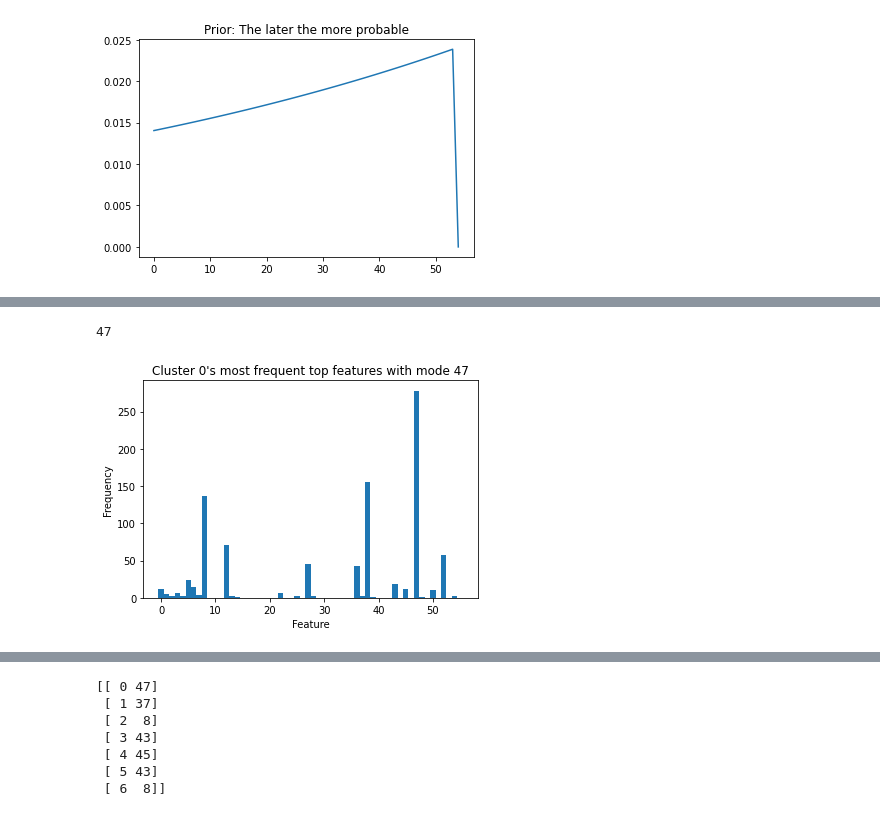
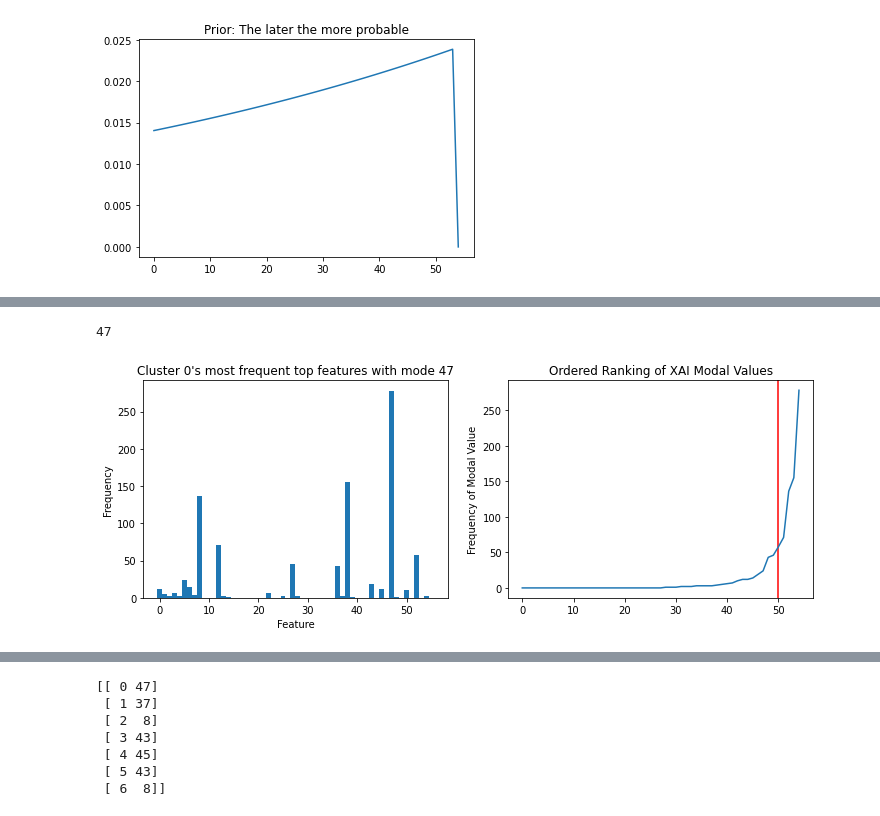
Before and after one commit to TobiasW1891/Finance, a Jupyter notebook: antiCPy for XAI Finance Relevances.ipynb, the cells around one changed output, grey strips where cells are left out. Saved outputs shown, nothing was run; the diff lists cells and outputs as text; code cells hidden in the pictures.

```diff
--- a/antiCPy for XAI Finance Relevances.ipynb
+++ b/antiCPy for XAI Finance Relevances.ipynb
@@ -706,0 +746,13 @@ plt.plot(Prior)
+# %%
+CP_Modal_list = list()
+
+
+for j in range(int(max(LabelNaiveOrdered))):
+    Modes = np.unique(np.argmax(XAI[LabelNaiveOrdered==j,:],1),
+             return_counts=True)
+    RM = RankModes(Modes)
+    CP_Modal = CP_Distr(np.arange(XAI.shape[1]),
+                  RM[:,1],
+                  1)
+    CP_Modal_list.append(CP_Modal)
+    print(j, CP_Modal[0], CP_Modal[1] )
@@ -707,19 +787,96 @@ plt.plot(Prior)
 # %%
 XAI_modes = np.empty((int(max(LabelNaiveOrdered)),2))
 
+
+
+
 for j in range(int(max(LabelNaiveOrdered))):
     XAI_j = XAI[LabelNaiveOrdered==j,:]
-    plt.hist(np.argmax(XAI_j,1), bins = np.arange(-0.5,
+
+    fig, (ax1, ax2) = plt.subplots(1, 2)
+    fig.set_size_inches(12, 4)
+
+    ax1.hist(np.argmax(XAI_j,1), bins = np.arange(-0.5,
                                             XAI.shape[1]+1.5,
                                             1))
     print(mode(np.argmax(XAI_j,1))[0][0])
     XAI_modes[j,0] = j
     XAI_modes[j,1] = int(mode(np.argmax(XAI_j,1))[0][0])
-    plt.title("Cluster "+str(j)+"'s most frequent top features with mode "
+    ax1.set_title("Cluster "+str(j)+"'s most frequent top features with mode "
               + str(mode(np.argmax(XAI_j,1))[0][0]))
-    plt.xlabel("Feature")
-    plt.ylabel("Frequency")
+    ax1.set_xlabel("Feature")
+    ax1.set_ylabel("Frequency")
+
+    Modes = np.unique(np.argmax(XAI[LabelNaiveOrdered==j,:],1),
+             return_counts=True)
+    RM = RankModes(Modes)
+
+    ax2.set_title("Ordered Ranking of XAI Modal Values")
+    ax2.set_ylabel("Frequency of Modal Value")
+    ax2.axvline(len(RM[:,1])-CP_Modal_list[j][0],c="red")
+    ax2.plot(np.sort(RM[:,1]))
     plt.show()
+
+
+
+    ############
+
+
+    fig, (ax1, ax2) = plt.subplots(1, 2)
+    fig.suptitle('Full Information on the Correlation Matrix for Cluster '+str(j),
+                 fontsize = 'x-large',
+                 y=1.05)
+    fig.set_size_inches(9, 4)
+    xaxis = np.arange(len(Names))
+
+    ax1.matshow(ReverseDiag(CorrMatrices[LabelNaiveOrdered==j,:].mean(0),
+                            MEAN = True))
+    ax1.set_title("Mean of Original Correlation Matrices for Cluster " + str(j))
+    ax1.set_xticks(xaxis)
+    ax1.set_yticks(xaxis)
+    ax1.set_xticklabels(Names)
+    ax1.set_yticklabels(Names)
+
+    ax2.matshow(ReverseDiag(RM[:,1], MEAN=True))
+    ax2.set_title("How often Most XAI-Important Feature")
+    ax2.set_xticks(xaxis)
+    ax2.set_yticks(xaxis)
+    ax2.set_xticklabels(Names)
+    ax2.set_yticklabels(Names)
+
+    ax1.set_xlabel('Sectors')
+    ax1.set_ylabel('Sectors')
+    ax2.set_xlabel('Sectors')
+    plt.show()
+
+
+    relIndex = np.zeros(55)
+    relIndex[CP_Modal_list[j][1]] = 1.
+    RelMat = ReverseDiag(relIndex,
+                       ZERO = True)
+
+    plot_matrix(RelMat,
+            title = "XAI: Relevant Features for Cluster "+str(j),
+           labels = Names)
+    print("Relevant Correlations:",PrintNames(RelMat, Names))
+
+
+    print("Cluster", j, "is most XAI-influenced by correlation",np.argmax(RM[:,1]))
+    RelevantFeature = CorrMatrices[:,np.argmax(RM[:,1])]
+
+    Time = np.arange(CorrMatrices.shape[0])
+
+    plt.scatter(Time[LabelNaiveOrdered!=j],
+            RelevantFeature[LabelNaiveOrdered!=j],
+            marker =".", label="Not Cluster "+str(j))
+    plt.scatter(Time[LabelNaiveOrdered==j],
+            RelevantFeature[LabelNaiveOrdered==j],
+            marker =".", label="Cluster "+str(j))
+    plt.title("Time Series of Cluster "+str(j)+"'s most Relevant Feature")
+    plt.legend()
+    plt.show()
+
+    print("#~#~#~#~#~#~#~#~#~#~#~#~#~#~#~#~#~#~#~#~#~#~#~#~#")
 # %% [output]
 47
-[figure, old version]
+[figure, new version]
```
Also changed, not shown: parts of 10 cells of this notebook, 2 other files.
